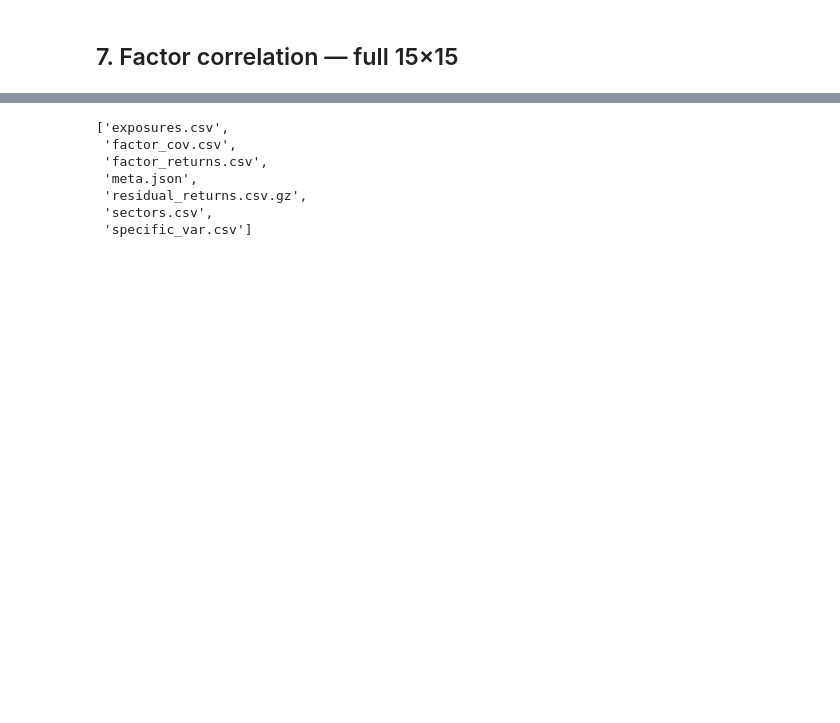
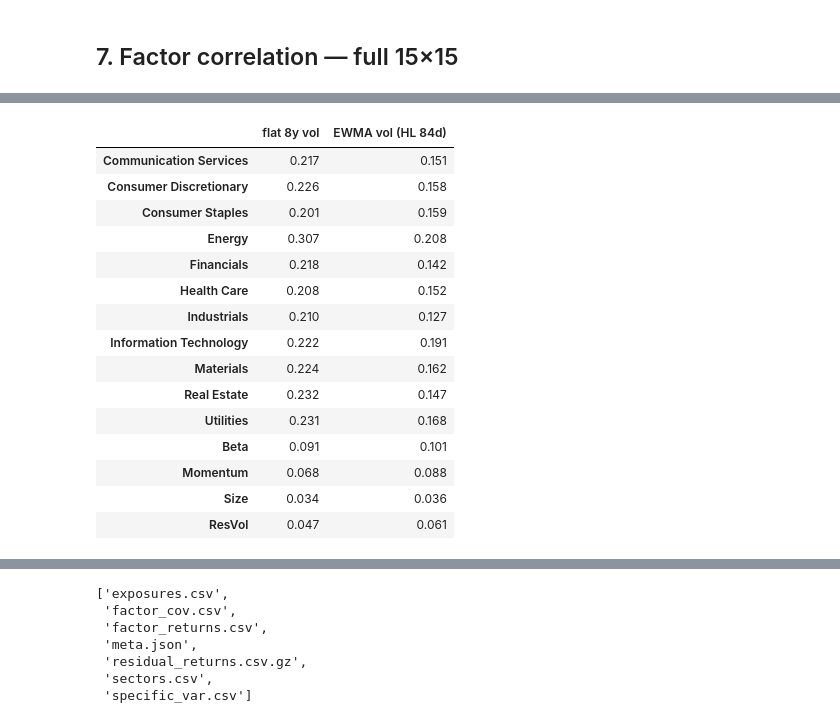
Before and after one commit to Ashwin-Iyer1/Index-based-Factor-Decomposition, a Jupyter notebook: BinaryClassification/style_factors.ipynb, the cells around one changed output, grey strips where cells are left out. Cells and saved outputs as stored; diff of their text form; code cells hidden in the pictures; blank space fills up the shorter version.

```diff
--- a/BinaryClassification/style_factors.ipynb
+++ b/BinaryClassification/style_factors.ipynb
@@ -204 +230,31 @@ plt.show()
+# %%
+from risk_model import ewma_factor_cov, ewma_specific_var
+
+FACTOR_COV_PARAMS = dict(vol_half_life=84, corr_half_life=504, nw_lags_var=5, nw_lags_corr=2)
+SPECIFIC_PARAMS   = dict(half_life=84, nw_lags=5)
+
+Fcov_all = ewma_factor_cov(F_all, **FACTOR_COV_PARAMS)
+spec_var = ewma_specific_var(E_all, **SPECIFIC_PARAMS).reindex(rets.columns)
+spec_var = spec_var.fillna(spec_var.median())
+
+pd.DataFrame({'flat 8y vol': np.sqrt(np.diag(F_all.cov() * 252)),
+              'EWMA vol (HL 84d)': np.sqrt(np.diag(Fcov_all))},
+             index=Fcov_all.columns).round(3)
+# %% [output]
+|  | flat 8y vol | EWMA vol (HL 84d) |
+| Communication Services | 0.217 | 0.151 |
+| Consumer Discretionary | 0.226 | 0.158 |
+| Consumer Staples | 0.201 | 0.159 |
+| Energy | 0.307 | 0.208 |
+| Financials | 0.218 | 0.142 |
+| Health Care | 0.208 | 0.152 |
+| Industrials | 0.210 | 0.127 |
+| Information Technology | 0.222 | 0.191 |
+| Materials | 0.224 | 0.162 |
+| Real Estate | 0.232 | 0.147 |
+| Utilities | 0.231 | 0.168 |
+| Beta | 0.091 | 0.101 |
+| Momentum | 0.068 | 0.088 |
+| Size | 0.034 | 0.036 |
+| ResVol | 0.047 | 0.061 |
 # %% [markdown]
```
Also changed, not shown: parts of 12 cells of this notebook, 14 other files.
